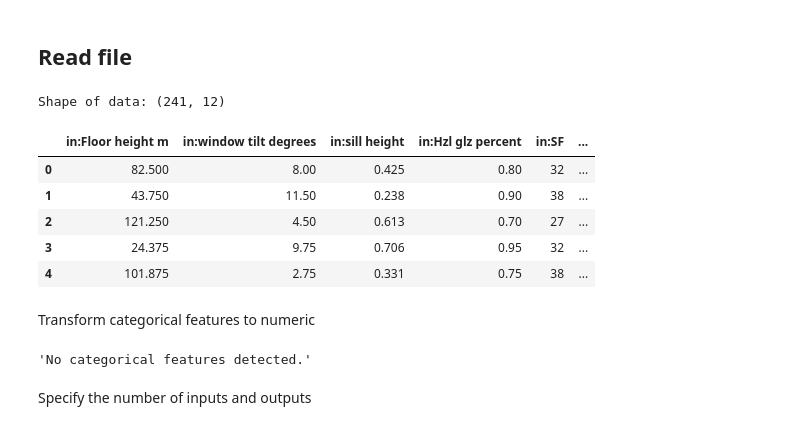
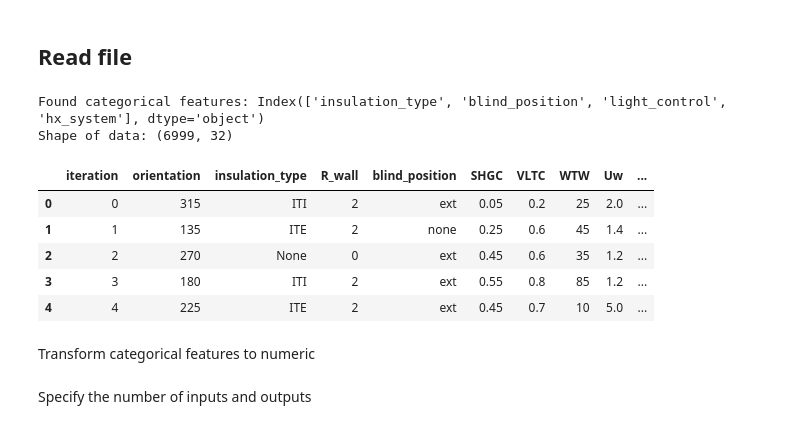
Before and after one commit to TorbenOestergaard/mc_sa_ml, a Jupyter notebook: BPS_to_ML_github.ipynb, the cells around one changed output. Drawn from its saved outputs; the diff is of its cells as text; code cells hidden in the pictures.

```diff
--- a/BPS_to_ML_github.ipynb
+++ b/BPS_to_ML_github.ipynb
@@ -312,52 +353,30 @@ file_full_path = filename_monte_carlo
 # %%
 file_extension = filename_monte_carlo.split(".")[-1]
 file_name_only = filename_monte_carlo[:-(len(file_extension)+1)]
 
 if file_extension == 'xlsx':
   # Excel file. If data in specific sheet, add argument: sheet_name='Sheet1'
   XY_raw = pd.read_excel(file_full_path, header=0, engine="openpyxl", )
 elif file_extension == 'csv' or file_extension == 'txt':
   XY_raw = pd.read_csv(file_full_path, sep=None)
 
-XY = XY_raw.copy()
+
+# Transform pcategorical features
+XY = transform_categorical_features(XY_raw, verbose=False)
+
 print(f'Shape of data: {XY_raw.shape}')
 XY_raw.head()
 # %% [output]
-Shape of data: (241, 12)
+Found categorical features: Index(['insulation_type', 'blind_position', 'light_control', 'hx_system'], dtype='object')
+Shape of data: (6999, 32)
-|  | in:Floor height m | in:window tilt degrees | in:sill height | in:Hzl glz percent | in:SF | ... |
-| 0 | 82.500 | 8.00 | 0.425 | 0.80 | 32 | ... |
-| 1 | 43.750 | 11.50 | 0.238 | 0.90 | 38 | ... |
-| 2 | 121.250 | 4.50 | 0.613 | 0.70 | 27 | ... |
-| 3 | 24.375 | 9.75 | 0.706 | 0.95 | 32 | ... |
-| 4 | 101.875 | 2.75 | 0.331 | 0.75 | 38 | ... |
+|  | iteration | orientation | insulation_type | R_wall | blind_position | SHGC | VLTC | WTW | Uw | ... |
+| 0 | 0 | 315 | ITI | 2 | ext | 0.05 | 0.2 | 25 | 2.0 | ... |
+| 1 | 1 | 135 | ITE | 2 | none | 0.25 | 0.6 | 45 | 1.4 | ... |
+| 2 | 2 | 270 | None | 0 | ext | 0.45 | 0.6 | 35 | 1.2 | ... |
+| 3 | 3 | 180 | ITI | 2 | ext | 0.55 | 0.8 | 85 | 1.2 | ... |
+| 4 | 4 | 225 | ITE | 2 | ext | 0.45 | 0.7 | 10 | 5.0 | ... |
 # %% [markdown]
 Transform categorical features to numeric
-# %%
-# Obtain labels for categorical features (if present)
-ord_attr = XY_raw.select_dtypes(exclude=['float64', 'int64']).columns
-
-if len(ord_attr) == 0:
-  display(f'No categorical features detected.')
-  XY = XY_raw.copy()
-
-else:
-  display(f'Found categorical features: {ord_attr}')
-
-  # Pipeline for ordinal encoder
-  ordinal_pipeline = Pipeline([
-                              ('imputer', SimpleImputer(strategy="most_frequent")),
-                              ('encode', OrdinalEncoder()),
-                              ])
-
-  # Full pipeline, transform categorical features and update dataframe
-  full_pipeline = ColumnTransformer([("ord", ordinal_pipeline, ord_attr),],
-                                    remainder='passthrough')
-  XY_arr = full_pipeline.fit_transform(XY_raw)
-
-  XY = pd.DataFrame(XY_arr, columns=ord_attr.to_list() + XY_raw.columns.drop(ord_attr).to_list())
-  XY.head()
-# %% [output]
-'No categorical features detected.'
 # %% [markdown]
 Specify the number of inputs and outputs
 # %%
```
Also changed, not shown: parts of 5 cells of this notebook.
